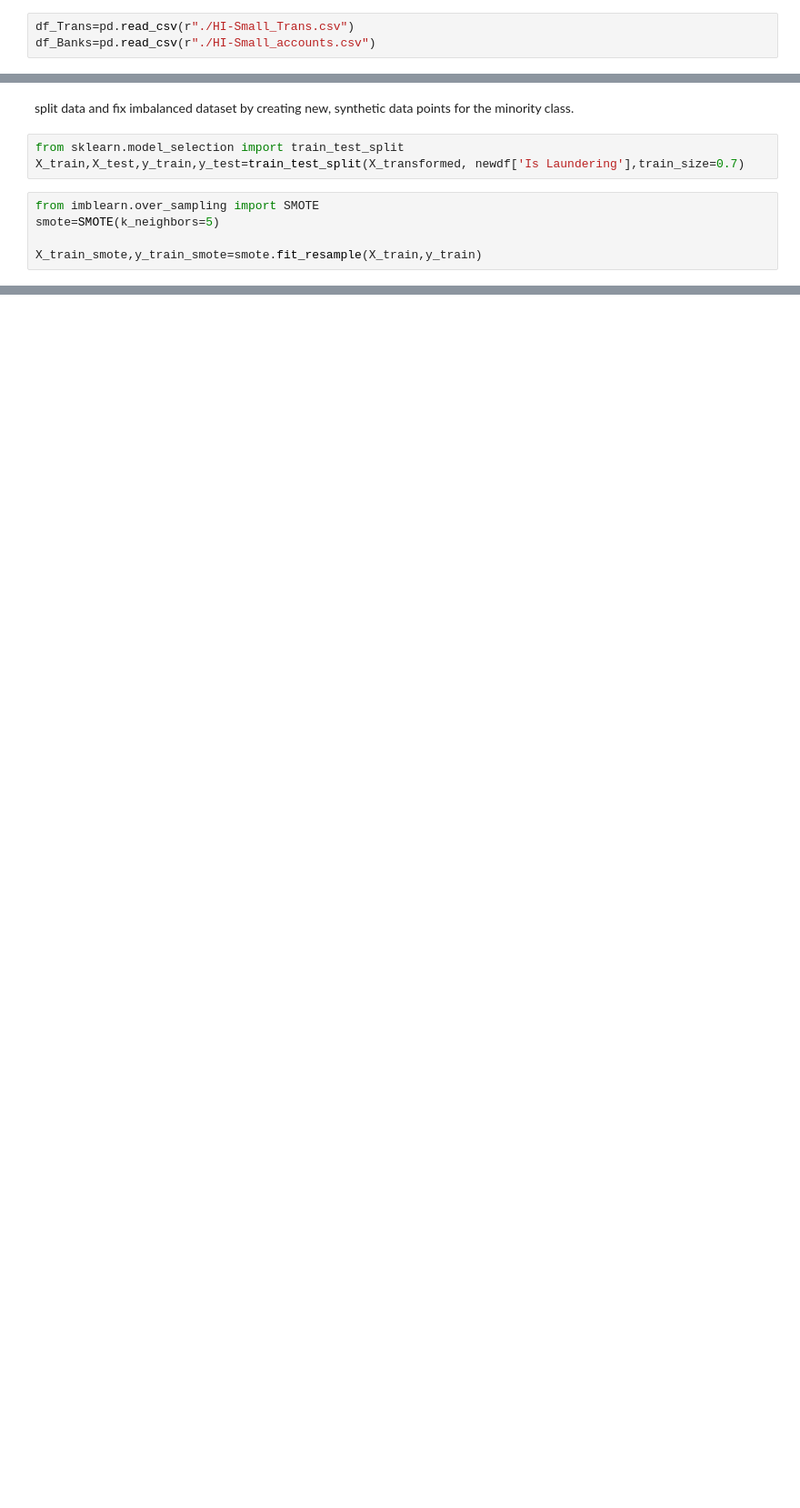
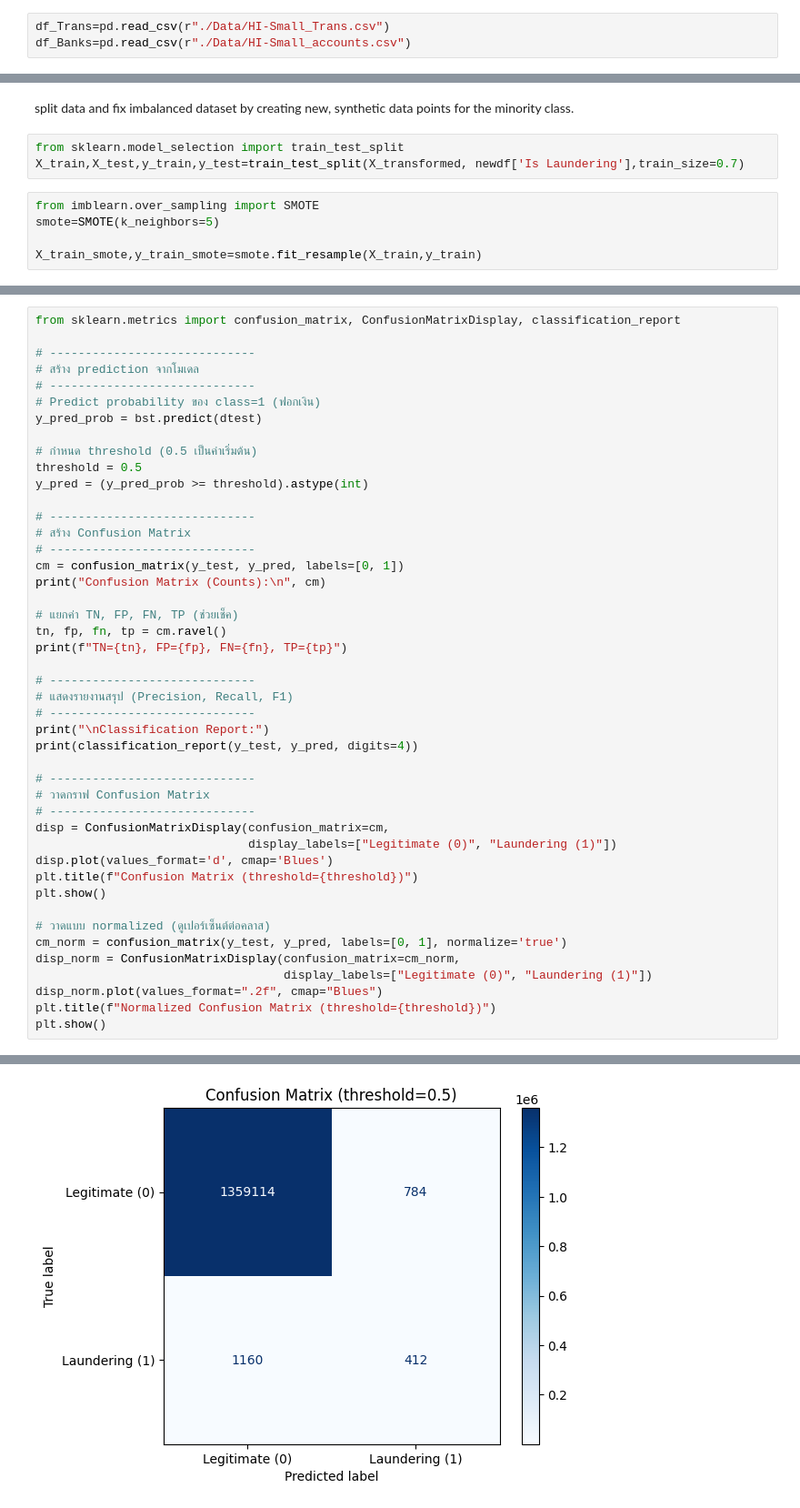
Before and after one commit to Jarukit-Jack/Anti-Money-Laundering-Datamining, a Jupyter notebook: XGBoost/roc-auc-97.ipynb, the cells around one changed output, grey strips where cells are left out. Shown at 91% size. Cells and saved outputs as stored; diff of their text form; blank space fills up the shorter version.

```diff
--- a/XGBoost/roc-auc-97.ipynb
+++ b/XGBoost/roc-auc-97.ipynb
@@ -4,8 +4,8 @@ import pandas as pd # data processing, CSV file I/O (e.g. pd.read_csv)
 # %% [markdown]
 # Part A: Data preprocessing and feature engineering
 # %%
-df_Trans=pd.read_csv(r"./HI-Small_Trans.csv")
-df_Banks=pd.read_csv(r"./HI-Small_accounts.csv")
+df_Trans=pd.read_csv(r"./Data/HI-Small_Trans.csv")
+df_Banks=pd.read_csv(r"./Data/HI-Small_accounts.csv")
 # %%
 data=df_Trans.copy()
 details=df_Banks.copy()
@@ -556,0 +335,46 @@ TPR (Verification): 0.5562
+# %%
+from sklearn.metrics import confusion_matrix, ConfusionMatrixDisplay, classification_report
+
+# -----------------------------
+# สร้าง prediction จากโมเดล
+# -----------------------------
+# Predict probability ของ class=1 (ฟอกเงิน)
+y_pred_prob = bst.predict(dtest)
+
+# กำหนด threshold (0.5 เป็นค่าเริ่มต้น)
+threshold = 0.5
+y_pred = (y_pred_prob >= threshold).astype(int)
+
+# -----------------------------
+# สร้าง Confusion Matrix
+# -----------------------------
+cm = confusion_matrix(y_test, y_pred, labels=[0, 1])
+print("Confusion Matrix (Counts):\n", cm)
+
+# แยกค่า TN, FP, FN, TP (ช่วยเช็ค)
+tn, fp, fn, tp = cm.ravel()
+print(f"TN={tn}, FP={fp}, FN={fn}, TP={tp}")
+
+# -----------------------------
+# แสดงรายงานสรุป (Precision, Recall, F1)
+# -----------------------------
+print("\nClassification Report:")
+print(classification_report(y_test, y_pred, digits=4))
+
+# -----------------------------
+# วาดกราฟ Confusion Matrix
+# -----------------------------
+disp = ConfusionMatrixDisplay(confusion_matrix=cm,
+                              display_labels=["Legitimate (0)", "Laundering (1)"])
+disp.plot(values_format='d', cmap='Blues')
+plt.title(f"Confusion Matrix (threshold={threshold})")
+plt.show()
+
+# วาดแบบ normalized (ดูเปอร์เซ็นต์ต่อคลาส)
+cm_norm = confusion_matrix(y_test, y_pred, labels=[0, 1], normalize='true')
+disp_norm = ConfusionMatrixDisplay(confusion_matrix=cm_norm,
+                                   display_labels=["Legitimate (0)", "Laundering (1)"])
+disp_norm.plot(values_format=".2f", cmap="Blues")
+plt.title(f"Normalized Confusion Matrix (threshold={threshold})")
+plt.show()
+# %% [output]
@@ -556,0 +395 @@ TPR (Verification): 0.5562
+[figure, added]
```
Also changed, not shown: parts of 32 cells of this notebook, 2 other files.
